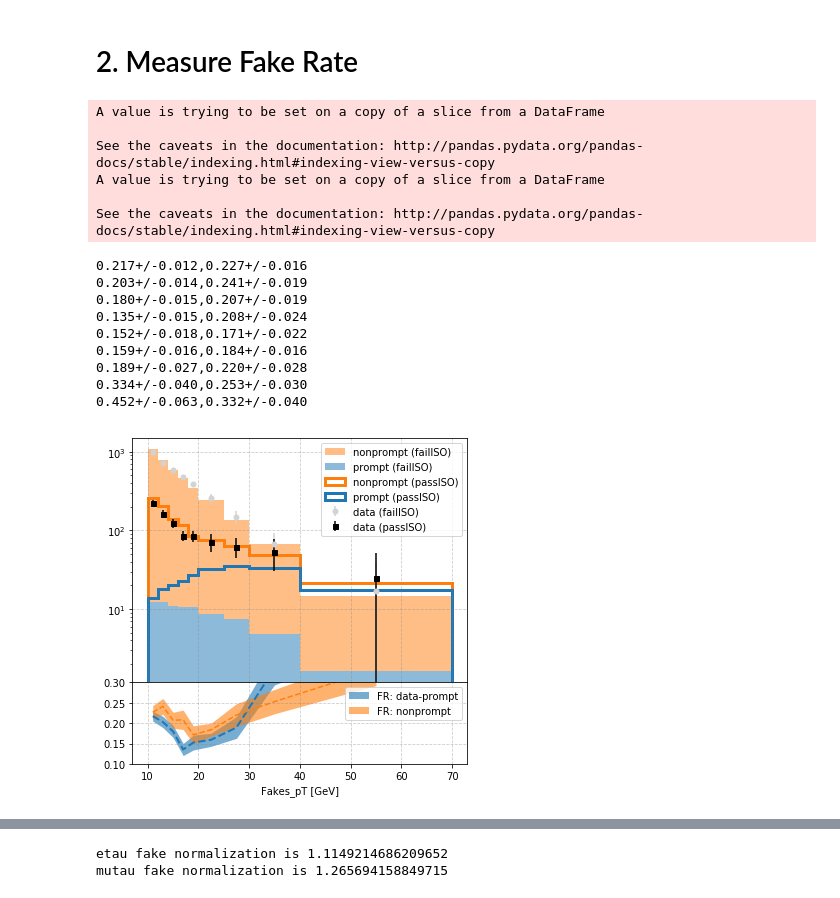
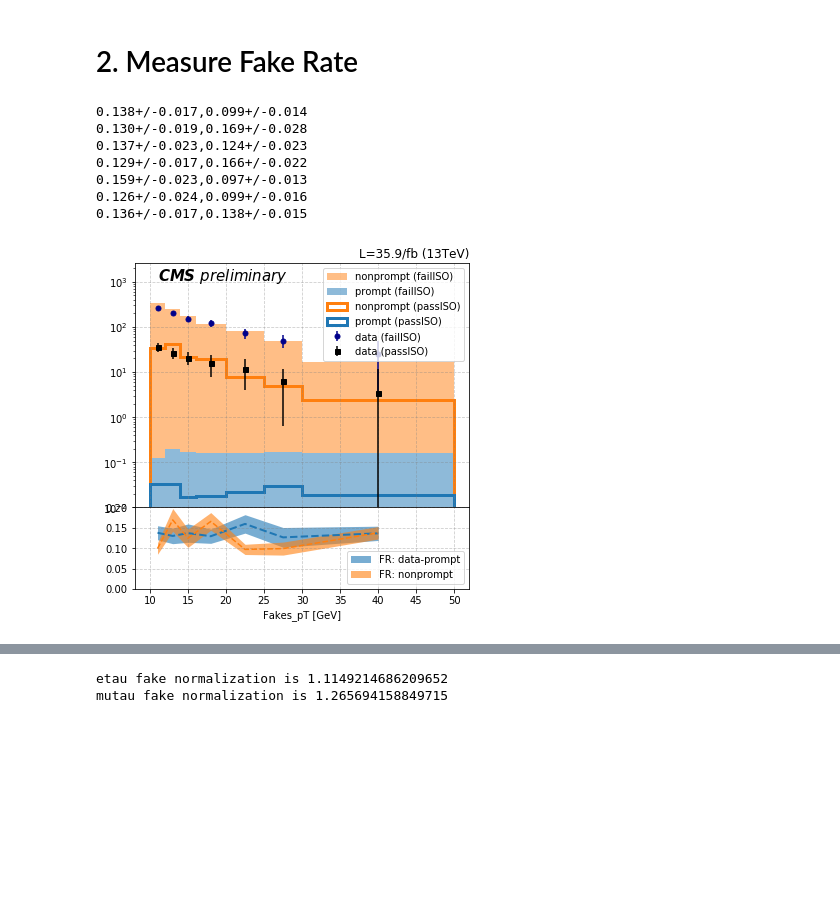
Before and after one commit to ZihengChen/WBranchingFaction, a Jupyter notebook: notebooks/ju_measureFakeRate.ipynb, the cells around one changed output, grey strips where cells are left out. Cells and saved outputs as stored; diff of their text form; code cells hidden in the pictures; blank space fills up the shorter version.

Commit message:
add latex style plots

```diff
--- a/notebooks/ju_measureFakeRate.ipynb
+++ b/notebooks/ju_measureFakeRate.ipynb
@@ -75,7 +82,7 @@ making plots : 21/21
 # %% [markdown]
 # 2. Measure Fake Rate
 # %%
-ptbins  = [10,12,14,16,18,20,25,30,40,70]
+ptbins  = [10,12,14,16,20,25,30,50]
 
 def ratioVar(up,down,upVar,downVar):
     ratio = up/down
@@ -148,7 +155,7 @@ def getFakeRate(faketype):
         print('{:5.3f}+/-{:5.3f},{:5.3f}+/-{:5.3f}'.format(df.fakeRateData[i],df.fakeRateDataSigma[i],df.fakeRateMC[i],df.fakeRateMCSigma[i]))
     return df
 
-def plotFakeRate(df):
+def plotFakeRate(df,faketype):
     plt.rc("figure",facecolor="w")
     fig, axes = plt.subplots(2, 1, sharex=True,
                              gridspec_kw={'height_ratios':[3,1]},
@@ -170,7 +177,7 @@ def plotFakeRate(df):
 
     ax.errorbar(df.c,df.ndataFail/df.width,
                 yerr = df.ndataFailVar**0.5,
-                fmt='o', markersize=5,color = "lightgray",label='data (failISO)')
+                fmt='o', markersize=5,color = "darkblue",label='data (failISO)')
 
     ax.errorbar(df.c, df.ndataPass/df.width,
                 yerr = df.ndataPassVar**0.5,
@@ -179,19 +186,31 @@ def plotFakeRate(df):
     ax.legend()
     ax.set_yscale('log')
     ax.grid(color='grey',linestyle='--',alpha=0.4)
+    if faketype == 'e':
+        ax.set_ylim(0.01,10*np.max(df.ndataFail/df.width))
+    if faketype == 'mu':
+        ax.set_ylim(1,10*np.max(df.ndataFail/df.width))
+    ax.text(df.c[0], 4*np.max(df.ndataFail/df.width),
+        r'CMS $preliminary$',
+        style="italic",fontsize="15",fontweight='bold')
     #ax.set_xlim(0.,100)
-
+    ax.set_title("L=35.9/fb (13TeV)",loc="right")
     ax = axes[1]
 
     ax.fill_between(df.c,df.fakeRateData+df.fakeRateDataSigma,df.fakeRateData-df.fakeRateDataSigma,color='C0', linewidth=0, alpha=0.6,label='FR: data-prompt')
     ax.fill_between(df.c,df.fakeRateMC+df.fakeRateMCSigma,df.fakeRateMC-df.fakeRateMCSigma,color='C1', linewidth=0, alpha=0.6,label='FR: nonprompt')
     #ax.axhline(0.05,c="k")
-    ax.legend(loc='upper right')
+    if faketype == 'e':
+        ax.legend(loc='lower right')
+        ax.set_ylim(0.0,0.20)
+    if faketype == 'mu':
+        ax.legend(loc='upper right')
+        ax.set_ylim(0.0,0.20)
 
     ax.plot(df.c,df.fakeRateData,color='C0', linestyle='--',alpha=1,lw=2)
     ax.plot(df.c,df.fakeRateMC,color='C1', linestyle='--', alpha=1)
 
-    ax.set_ylim(0.1,0.30)
+
     #ax.set_xlim(0.,100)
     ax.grid(color='grey',linestyle='--',alpha=0.4)
     ax.set_xlabel('Fakes_pT [GeV]')
@@ -199,24 +218,16 @@ def plotFakeRate(df):
     #plt.savefig('../plots/kinematicsWithFakes/e4j/fakerate.png',dpi=300)
 # %%
 df = getFakeRate('e')
-plotFakeRate(df)
+plotFakeRate(df,'e')
 plt.savefig('../plots/kinematicsWithFakes/e4j/fakerate.pdf')
 # %% [output]
-A value is trying to be set on a copy of a slice from a DataFrame
-
-See the caveats in the documentation: http://pandas.pydata.org/pandas-docs/stable/indexing.html#indexing-view-versus-copy
-A value is trying to be set on a copy of a slice from a DataFrame
-
-See the caveats in the documentation: http://pandas.pydata.org/pandas-docs/stable/indexing.html#indexing-view-versus-copy
+0.138+/-0.017,0.099+/-0.014
+0.130+/-0.019,0.169+/-0.028
+0.137+/-0.023,0.124+/-0.023
+0.129+/-0.017,0.166+/-0.022
+0.159+/-0.023,0.097+/-0.013
+0.126+/-0.024,0.099+/-0.016
+0.136+/-0.017,0.138+/-0.015
-0.217+/-0.012,0.227+/-0.016
-0.203+/-0.014,0.241+/-0.019
-0.180+/-0.015,0.207+/-0.019
-0.135+/-0.015,0.208+/-0.024
-0.152+/-0.018,0.171+/-0.022
-0.159+/-0.016,0.184+/-0.016
-0.189+/-0.027,0.220+/-0.028
-0.334+/-0.040,0.253+/-0.030
-0.452+/-0.063,0.332+/-0.040
-[figure, old version]
+[figure, new version]
 # %%
 df = getFakeRate('mu')
```
Also changed, not shown: parts of 3 cells of this notebook, 17 other files.
